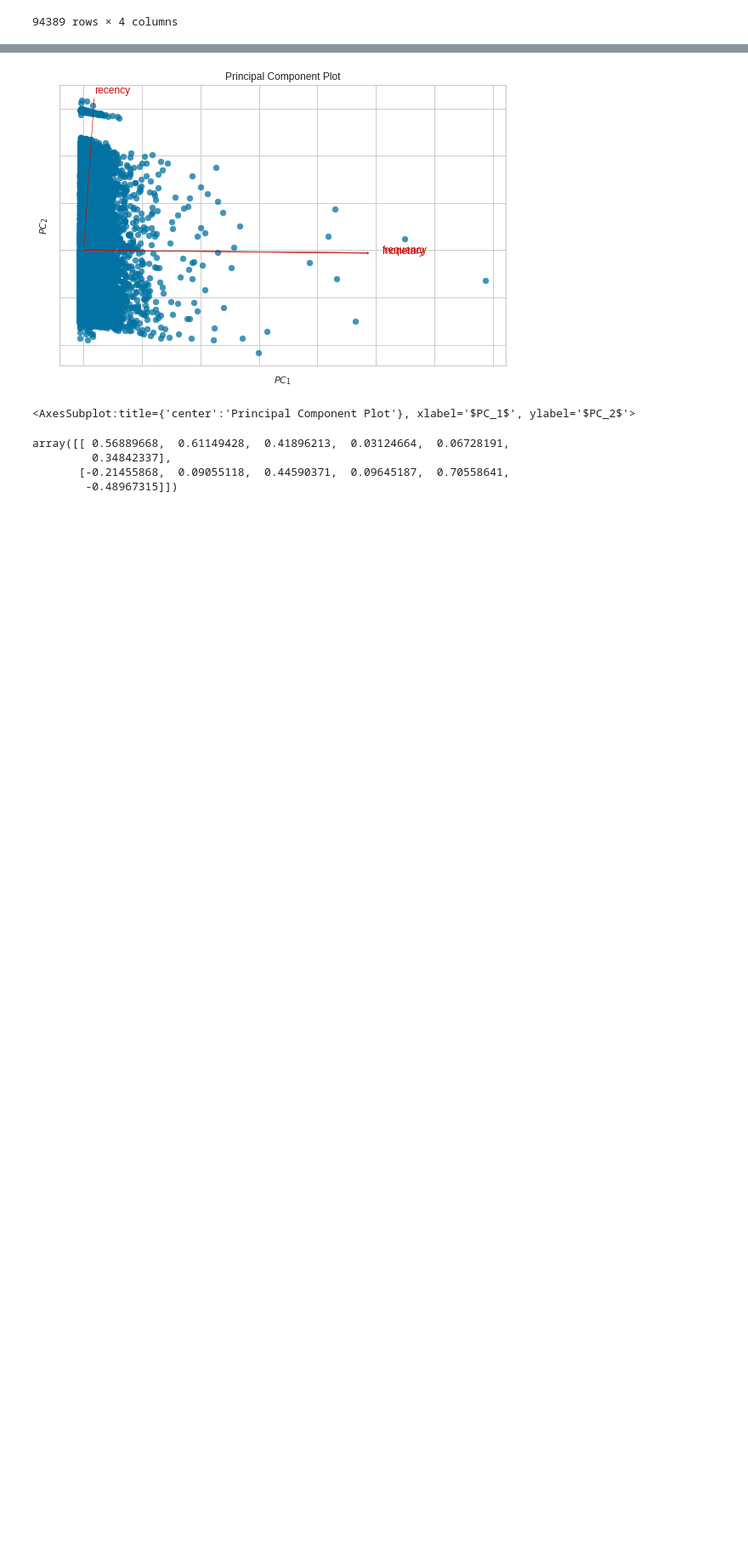
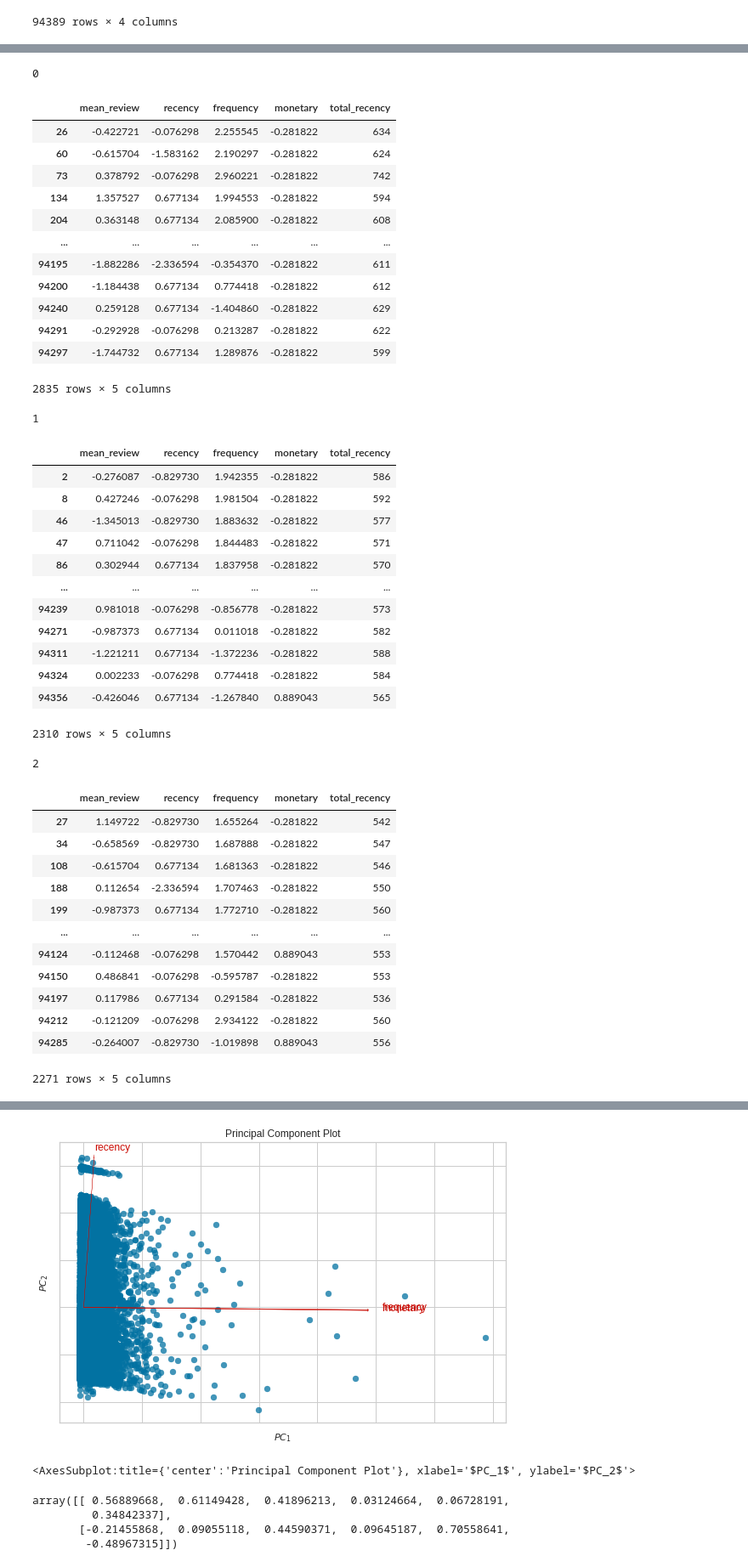
Before and after one commit to JbIPS/ML_Polist, a Jupyter notebook: POLIST_02_code.ipynb, the cells around one changed output, grey strips where cells are left out. Shown at 85% size. Drawn from its saved outputs; the diff is of its cells as text; code cells hidden in the pictures; blank space fills up the shorter version.

Commit message:
Split in periods and calculate ARI
* Only between P1 and P2

```diff
--- a/POLIST_02_code.ipynb
+++ b/POLIST_02_code.ipynb
@@ -98,0 +162,47 @@ X
+# %%
+for i, value in enumerate(periods):
+    print(i)
+    display(value)
+# %% [output]
+0
+|  | mean_review | recency | frequency | monetary | total_recency |
+| 26 | -0.422721 | -0.076298 | 2.255545 | -0.281822 | 634 |
+| 60 | -0.615704 | -1.583162 | 2.190297 | -0.281822 | 624 |
+| 73 | 0.378792 | -0.076298 | 2.960221 | -0.281822 | 742 |
+| 134 | 1.357527 | 0.677134 | 1.994553 | -0.281822 | 594 |
+| 204 | 0.363148 | 0.677134 | 2.085900 | -0.281822 | 608 |
+| ... | ... | ... | ... | ... | ... |
+| 94195 | -1.882286 | -2.336594 | -0.354370 | -0.281822 | 611 |
+| 94200 | -1.184438 | 0.677134 | 0.774418 | -0.281822 | 612 |
+| 94240 | 0.259128 | 0.677134 | -1.404860 | -0.281822 | 629 |
+| 94291 | -0.292928 | -0.076298 | 0.213287 | -0.281822 | 622 |
+| 94297 | -1.744732 | 0.677134 | 1.289876 | -0.281822 | 599 |
+2835 rows × 5 columns
+1
+|  | mean_review | recency | frequency | monetary | total_recency |
+| 2 | -0.276087 | -0.829730 | 1.942355 | -0.281822 | 586 |
+| 8 | 0.427246 | -0.076298 | 1.981504 | -0.281822 | 592 |
+| 46 | -1.345013 | -0.829730 | 1.883632 | -0.281822 | 577 |
+| 47 | 0.711042 | -0.076298 | 1.844483 | -0.281822 | 571 |
+| 86 | 0.302944 | 0.677134 | 1.837958 | -0.281822 | 570 |
+| ... | ... | ... | ... | ... | ... |
+| 94239 | 0.981018 | -0.076298 | -0.856778 | -0.281822 | 573 |
+| 94271 | -0.987373 | 0.677134 | 0.011018 | -0.281822 | 582 |
+| 94311 | -1.221211 | 0.677134 | -1.372236 | -0.281822 | 588 |
+| 94324 | 0.002233 | -0.076298 | 0.774418 | -0.281822 | 584 |
+| 94356 | -0.426046 | 0.677134 | -1.267840 | 0.889043 | 565 |
+2310 rows × 5 columns
+2
+|  | mean_review | recency | frequency | monetary | total_recency |
+| 27 | 1.149722 | -0.829730 | 1.655264 | -0.281822 | 542 |
+| 34 | -0.658569 | -0.829730 | 1.687888 | -0.281822 | 547 |
+| 108 | -0.615704 | 0.677134 | 1.681363 | -0.281822 | 546 |
+| 188 | 0.112654 | -2.336594 | 1.707463 | -0.281822 | 550 |
+| 199 | -0.987373 | 0.677134 | 1.772710 | -0.281822 | 560 |
+| ... | ... | ... | ... | ... | ... |
+| 94124 | -0.112468 | -0.076298 | 1.570442 | 0.889043 | 553 |
+| 94150 | 0.486841 | -0.076298 | -0.595787 | -0.281822 | 553 |
+| 94197 | 0.117986 | 0.677134 | 0.291584 | -0.281822 | 536 |
+| 94212 | -0.121209 | -0.076298 | 2.934122 | -0.281822 | 560 |
+| 94285 | -0.264007 | -0.829730 | -1.019898 | 0.889043 | 556 |
+2271 rows × 5 columns
```
Also changed, not shown: parts of 15 cells of this notebook, 4 other files.
